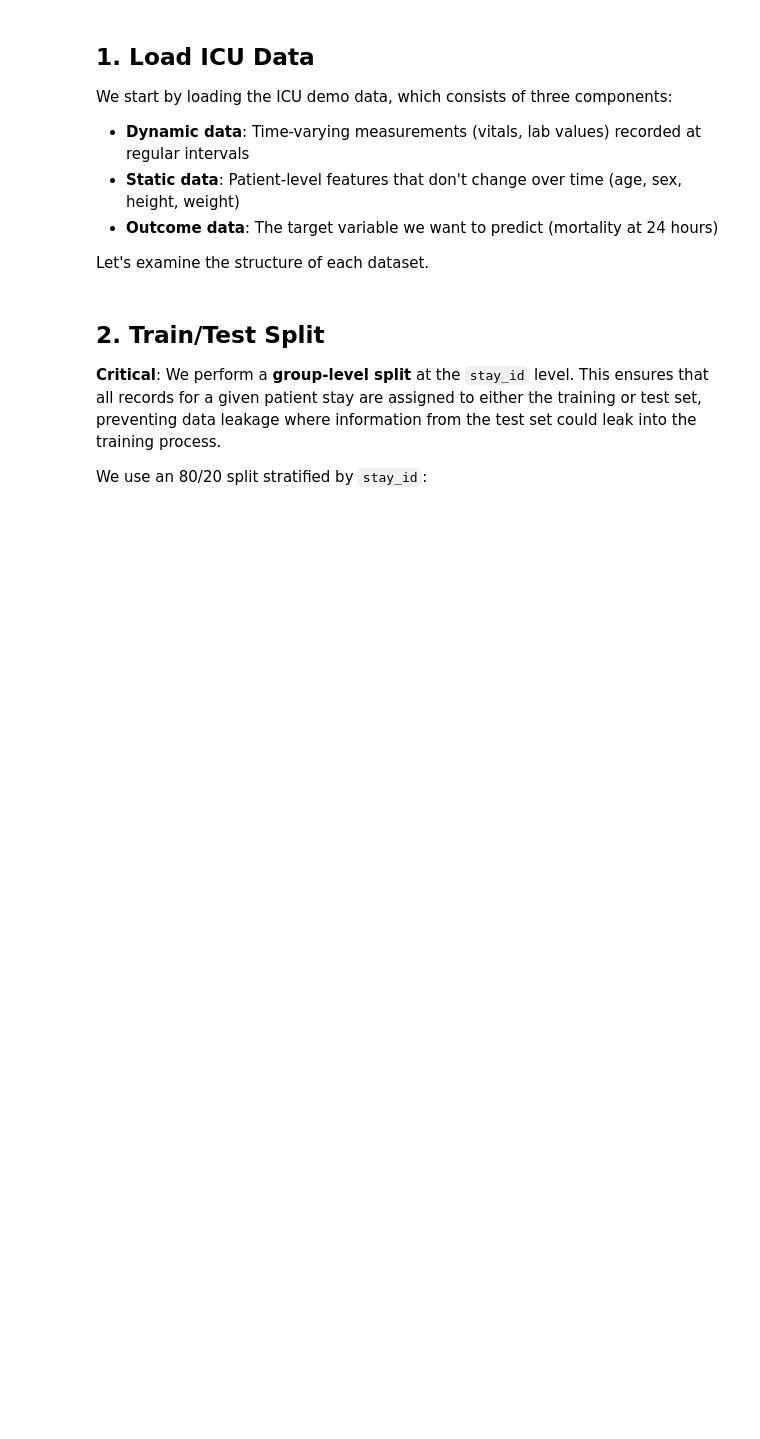
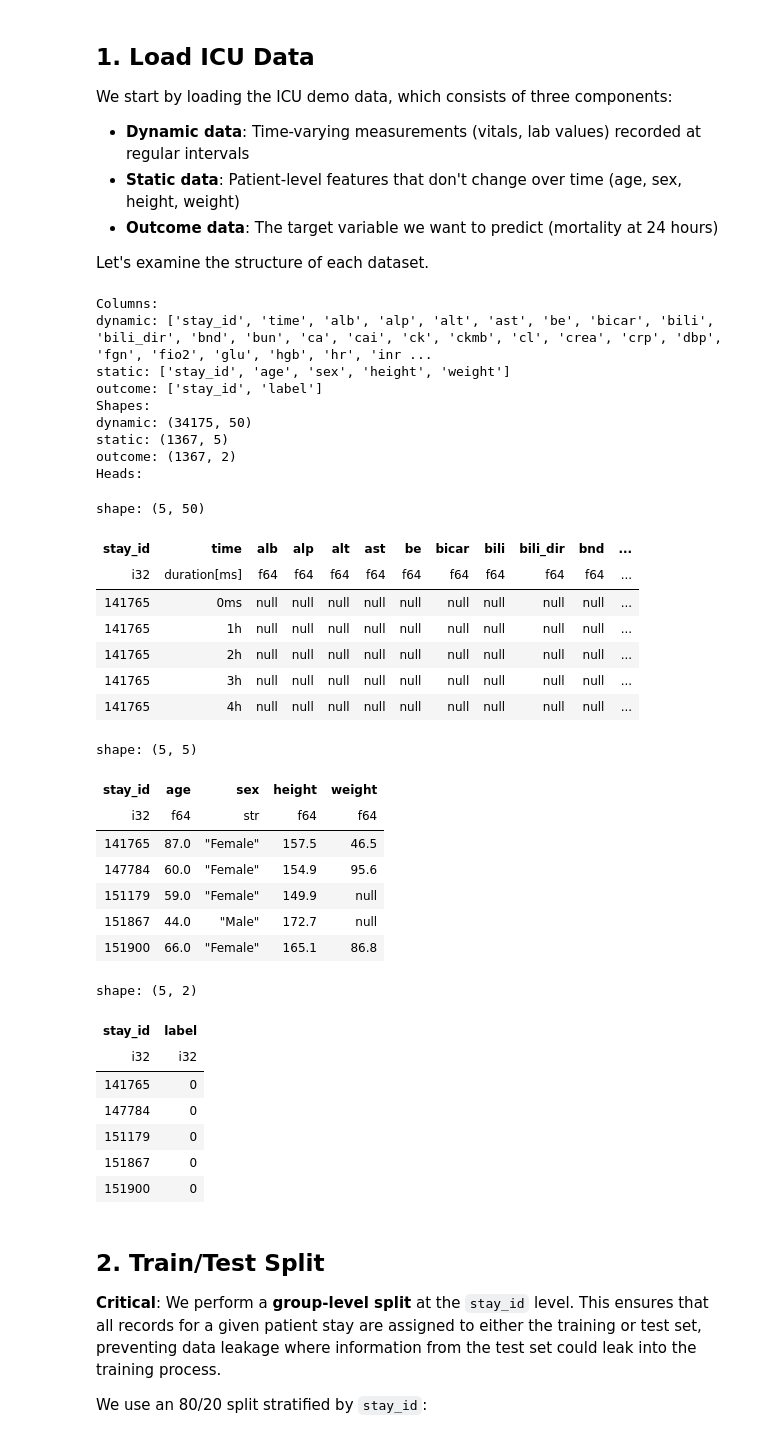
Before and after one commit to rvandewater/ReciPys, a Jupyter notebook: docs/examples/icu_advanced.ipynb, the cells around one changed output. Cells and saved outputs as stored; diff of their text form; code cells hidden in the pictures; blank space fills up the shorter version.

```diff
--- a/docs/examples/icu_advanced.ipynb
+++ b/docs/examples/icu_advanced.ipynb
@@ -26,28 +26,62 @@ Let's examine the structure of each dataset.
 # %%
 import numpy as np
 import polars as pl
 from sklearn.preprocessing import LabelEncoder
 from sklearn.impute import SimpleImputer
 
 from recipies import Ingredients, Recipe
 from recipies.selector import all_predictors, all_numeric_predictors, has_role, has_type, all_of
 from recipies.step import StepImputeFill, StepHistorical, StepScale, StepFunction, Accumulator, StepSklearn
 
 dynamic_data = pl.read_parquet("../../examples/icu_demo_data/mortality24/eicu_demo/dyn.parquet")
 static_data = pl.read_parquet("../../examples/icu_demo_data/mortality24/eicu_demo/sta.parquet")
 outcome = pl.read_parquet("../../examples/icu_demo_data/mortality24/eicu_demo/outc.parquet")
 print("Columns:")
 print(f"dynamic: {dynamic_data.columns}")
 print(f"static: {static_data.columns}")
 print(f"outcome: {outcome.columns}")
 print("Shapes:")
 print(f"dynamic: {dynamic_data.shape}")
 print(f"static: {static_data.shape}")
 print(f"outcome: {outcome.shape}")
 print("Heads:")
-print(dynamic_data.head())
-print(static_data.head())
-print(outcome.head())
+display(dynamic_data.head())
+display(static_data.head())
+display(outcome.head())
+# %% [output]
+Columns:
+dynamic: ['stay_id', 'time', 'alb', 'alp', 'alt', 'ast', 'be', 'bicar', 'bili', 'bili_dir', 'bnd', 'bun', 'ca', 'cai', 'ck', 'ckmb', 'cl', 'crea', 'crp', 'dbp', 'fgn', 'fio2', 'glu', 'hgb', 'hr', 'inr ...
+static: ['stay_id', 'age', 'sex', 'height', 'weight']
+outcome: ['stay_id', 'label']
+Shapes:
+dynamic: (34175, 50)
+static: (1367, 5)
+outcome: (1367, 2)
+Heads:
+shape: (5, 50)
+| stay_id | time | alb | alp | alt | ast | be | bicar | bili | bili_dir | bnd | ... |
+| i32 | duration[ms] | f64 | f64 | f64 | f64 | f64 | f64 | f64 | f64 | f64 | ... |
+| 141765 | 0ms | null | null | null | null | null | null | null | null | null | ... |
+| 141765 | 1h | null | null | null | null | null | null | null | null | null | ... |
+| 141765 | 2h | null | null | null | null | null | null | null | null | null | ... |
+| 141765 | 3h | null | null | null | null | null | null | null | null | null | ... |
+| 141765 | 4h | null | null | null | null | null | null | null | null | null | ... |
+shape: (5, 5)
+| stay_id | age | sex | height | weight |
+| i32 | f64 | str | f64 | f64 |
+| 141765 | 87.0 | "Female" | 157.5 | 46.5 |
+| 147784 | 60.0 | "Female" | 154.9 | 95.6 |
+| 151179 | 59.0 | "Female" | 149.9 | null |
+| 151867 | 44.0 | "Male" | 172.7 | null |
+| 151900 | 66.0 | "Female" | 165.1 | 86.8 |
+shape: (5, 2)
+| stay_id | label |
+| i32 | i32 |
+| 141765 | 0 |
+| 147784 | 0 |
+| 151179 | 0 |
+| 151867 | 0 |
+| 151900 | 0 |
 # %% [markdown]
 ## 2. Train/Test Split
 
```
Also changed, not shown: parts of 5 cells of this notebook, 2 other files.
